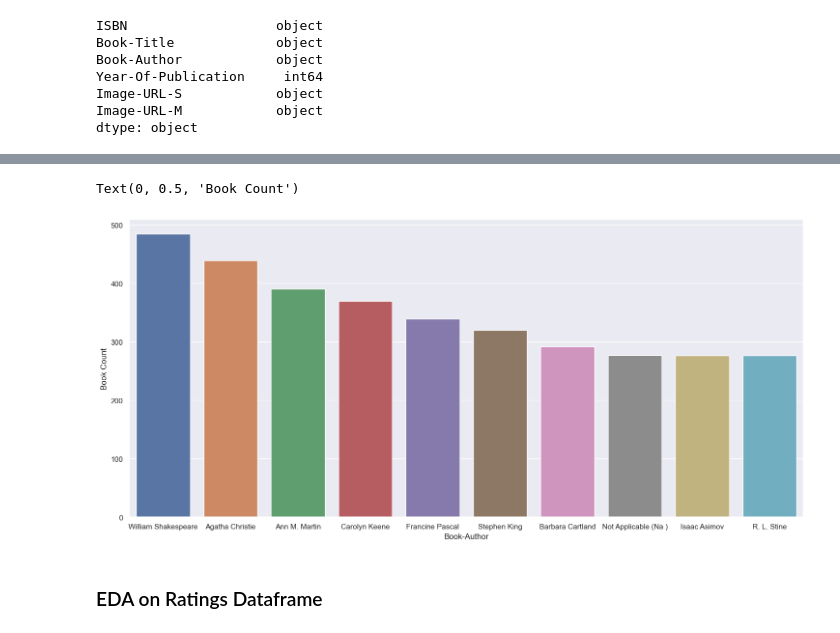
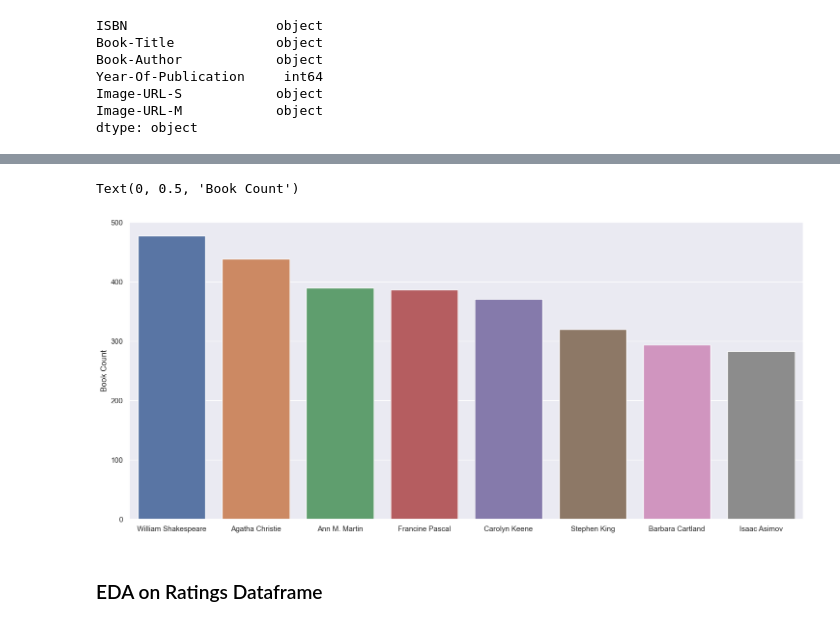
Before and after one commit to Shaktijain9/Book-Recommender-System, a Jupyter notebook: Book-Recommender-System.ipynb, the cells around one changed output, grey strips where cells are left out. Saved outputs shown, nothing was run; the diff lists cells and outputs as text; code cells hidden in the pictures.

```diff
--- a/Book-Recommender-System.ipynb
+++ b/Book-Recommender-System.ipynb
@@ -168,0 +124,3 @@ See Full Dataframe in Mito
+# %%
+sns.set_style("dark")
+sns.distplot(books_df['Year-Of-Publication'])
@@ -169,3 +132,5 @@ See Full Dataframe in Mito
+# %%
+books_df.replace(0, int(np.median(books_df['Year-Of-Publication'])), inplace=True)
 # %%
 sns.set()
 sns.displot(books_df['Year-Of-Publication'], label="Year")
@@ -178,2 +145,5 @@ plt.legend()
 # %%
-top_writers = books_df.groupby('Book-Author').count()['Book-Title'].nlargest(10)
+x = ~books_df['Book-Title'].duplicated()
+# %%
+top_8_writers = books_df[x].loc[:, 'Book-Author'].value_counts()[:8]
+top_8_writers
@@ -180,10 +160,10 @@ top_writers = books_df.groupby('Book-Author').count()['Book-Title'].nlargest(10)
 # %%
 plt.figure(figsize=(18,8))
-sns.barplot(x=top_writers.index, y=top_writers)
+sns.barplot(x=top_8_writers.index, y=top_8_writers)
 plt.ylabel("Book Count")
 # %% [output]
 Text(0, 0.5, 'Book Count')
-[figure, old version]
+[figure, new version]
 # %% [markdown]
 ### EDA on Ratings Dataframe
 # %%
```
Also changed, not shown: parts of 37 cells of this notebook.
